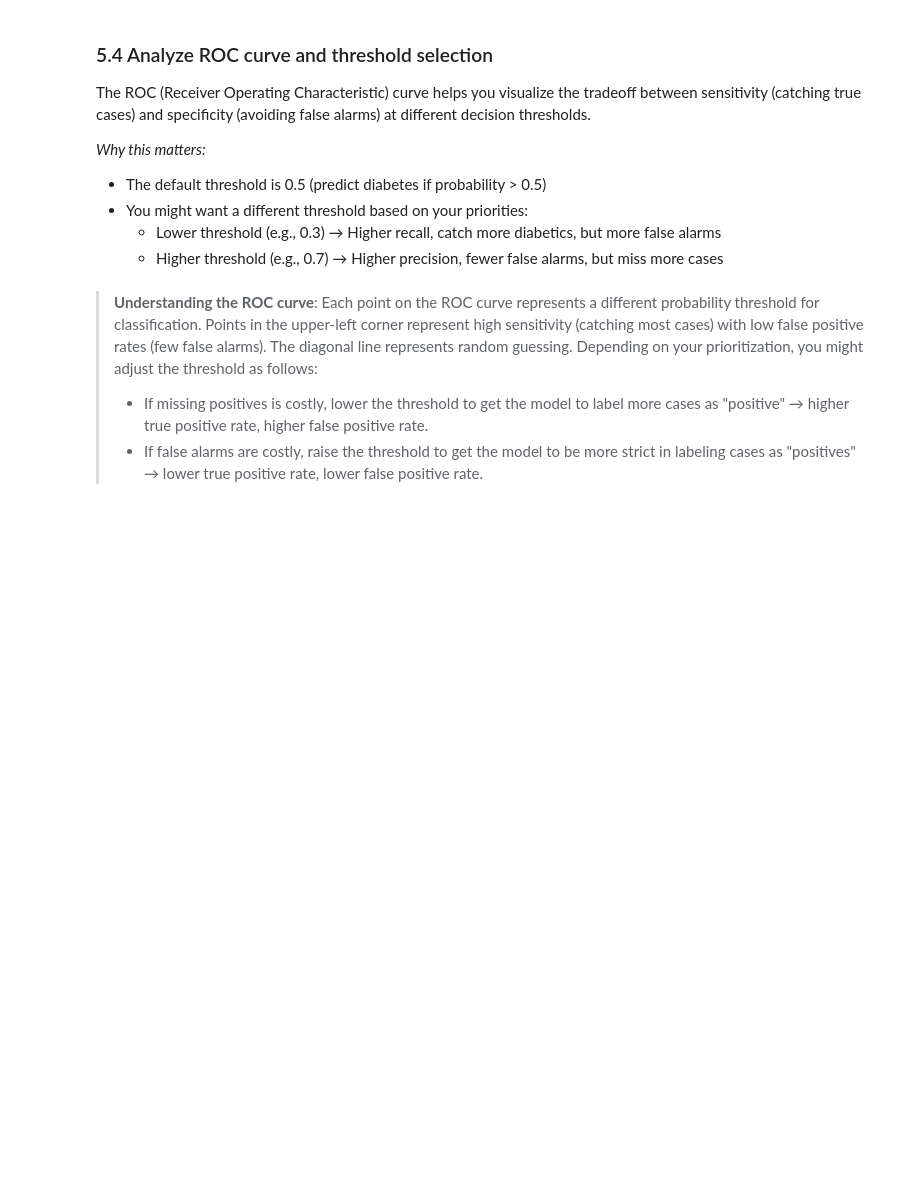
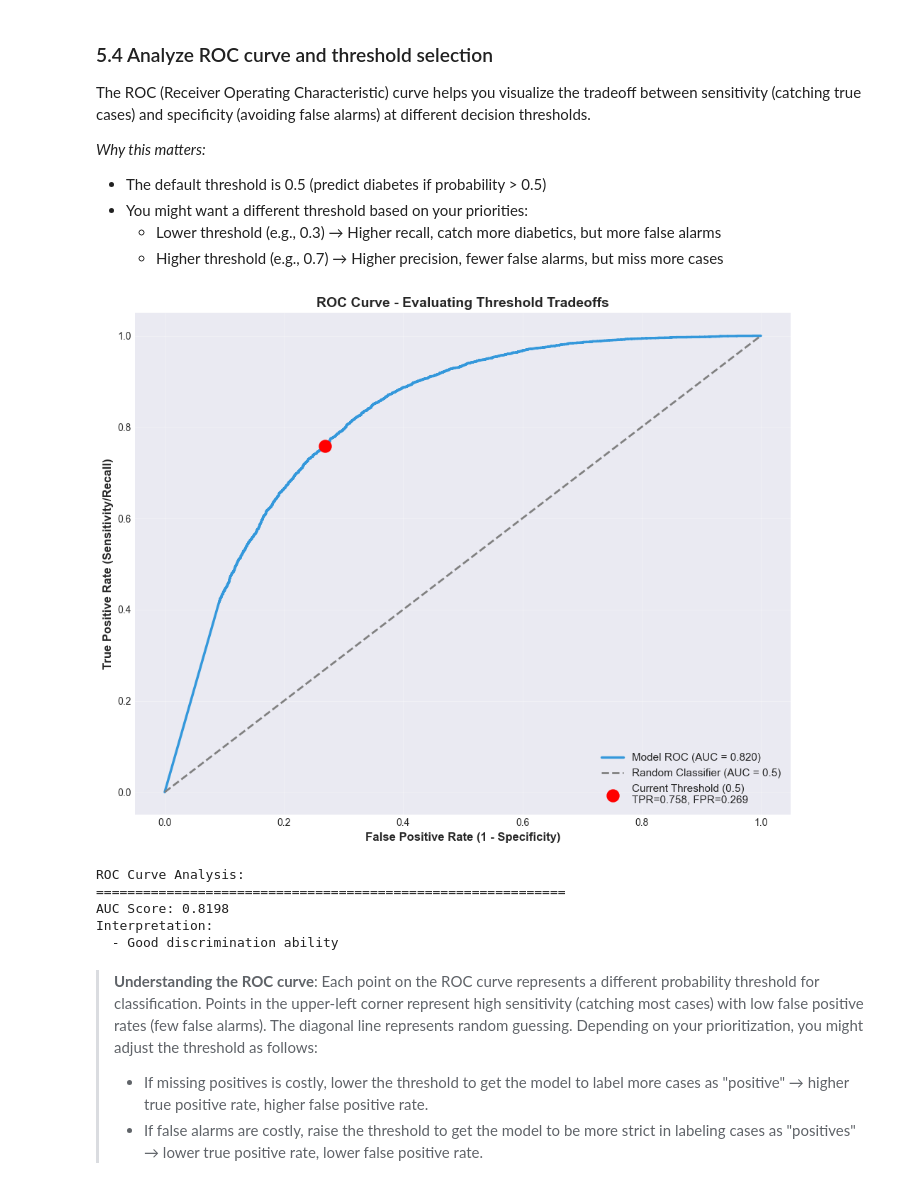
Before and after one commit to MrHannibal26/Predict_Diabetes_Project, a Jupyter notebook: diabetes_prediction_mlp.ipynb, the cells around one changed output. Drawn from its saved outputs; the diff is of its cells as text; code cells hidden in the pictures; blank space fills up the shorter version.

```diff
--- a/diabetes_prediction_mlp.ipynb
+++ b/diabetes_prediction_mlp.ipynb
@@ -1204,38 +1355,46 @@ The ROC (Receiver Operating Characteristic) curve helps you visualize the tradeo
 # REFERENCE: https://developers.google.com/machine-learning/crash-course/classification/roc-and-auc
 
 # Calculate ROC curve
-fpr, tpr, thresholds =  # ------- Add your code here
+fpr, tpr, thresholds =  metrics.roc_curve(test_results['true_labels'], test_results['predictions'])  # ------- Add your code here --- IGNORE ---
+roc_auc = metrics.auc(fpr, tpr)
 
 # Plot ROC curve
 plt.figure(figsize=(10, 8))
 plt.plot(fpr, tpr, color='#3498db', linewidth=2.5, label=f'Model ROC (AUC = {roc_auc:.3f})')
 plt.plot([0, 1], [0, 1], color='gray', linestyle='--', linewidth=2, label='Random Classifier (AUC = 0.5)')
 
 # Mark the current operating point (threshold = 0.5)
 current_idx = np.argmin(np.abs(thresholds - 0.5))
 plt.scatter(fpr[current_idx], tpr[current_idx], color='red', s=150, zorder=5,
             label=f'Current Threshold (0.5)\nTPR={tpr[current_idx]:.3f}, FPR={fpr[current_idx]:.3f}')
 
 plt.xlabel('False Positive Rate (1 - Specificity)', fontsize=12, fontweight='bold')
 plt.ylabel('True Positive Rate (Sensitivity/Recall)', fontsize=12, fontweight='bold')
 plt.title('ROC Curve - Evaluating Threshold Tradeoffs', fontsize=14, fontweight='bold')
 plt.legend(loc='lower right', fontsize=11)
 plt.grid(True, alpha=0.3)
 plt.tight_layout()
 plt.show()
 
 print("\nROC Curve Analysis:")
 print("="*60)
 print(f"AUC Score: {roc_auc:.4f}")
 print(f"Interpretation:")
 if roc_auc >= 0.90:
     print("  - Excellent discrimination ability")
 elif roc_auc >= 0.80:
     print("  - Good discrimination ability")
 elif roc_auc >= 0.70:
     print("  - Fair discrimination ability")
 else:
     print("  - Poor discrimination ability")
+# %% [output]
+[figure, added]
+ROC Curve Analysis:
+============================================================
+AUC Score: 0.8198
+Interpretation:
+  - Good discrimination ability
 # %% [markdown]
 > **Understanding the ROC curve**: Each point on the ROC curve represents a different probability threshold for classification. Points in the upper-left corner represent high sensitivity (catching most cases) with low false positive rates (few false alarms). The diagonal line represents random guessing. Depending on your prioritization, you might adjust the threshold as follows:
 > - If missing positives is costly, lower the threshold to get the model to label more cases as "positive" → higher true positive rate, higher false positive rate.
```
Also changed, not shown: parts of 27 cells of this notebook.
